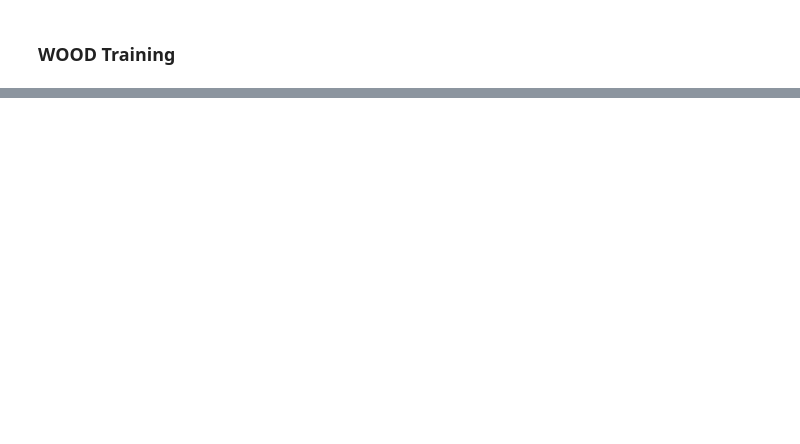
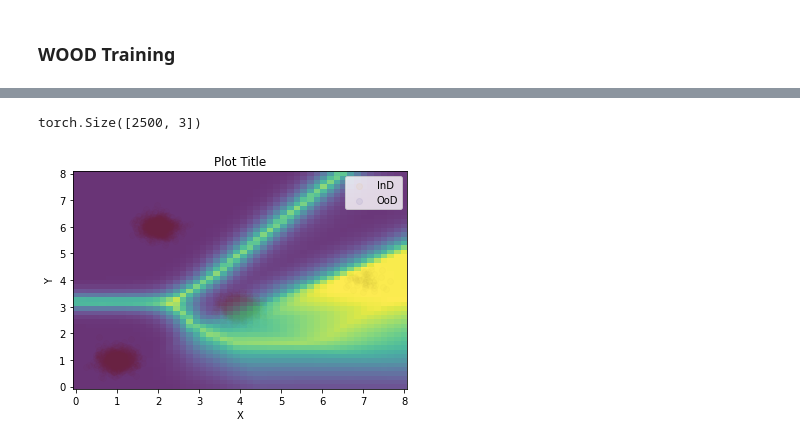
Before and after one commit to Xiaoyang-Song/Out-of-Distribution-GANs, a Jupyter notebook: Notebooks/simulation.ipynb, the cells around one changed output, grey strips where cells are left out. Cells and saved outputs as stored; diff of their text form; code cells hidden in the pictures; blank space fills up the shorter version.

Commit message:
Update: WOOD illustrative example

```diff
--- a/Notebooks/simulation.ipynb
+++ b/Notebooks/simulation.ipynb
@@ -131,2 +139,21 @@ torch.Size([2500, 3])
 # %% [markdown]
 ### WOOD Training
+# %%
+from simulation import *
+D_WOOD = DSIM()
+# OOD data preparation
+n_ood = 64
+ood_bsz = 64
+OOD_BATCH = torch.tensor(OOD_X[np.random.choice(n, n_ood, replace=False)], dtype=torch.float32)
+print(f"OOD Batch Shape: {OOD_BATCH.shape}")
+# Configuration
+max_epoch = 64
+lr = 1e-3
+beta = 0.1
+optimizer = torch.optim.Adam(D_WOOD.parameters(), lr=lr, betas=(0.9, 0.999))
+criterion = nn.CrossEntropyLoss()
+# Dataset
+ind_tri_loader = torch.utils.data.DataLoader(IND_DATA, shuffle=True, batch_size=256)
+ind_val_loader = torch.utils.data.DataLoader(IND_DATA_TEST, shuffle=True, batch_size=256)
+# Training
+D_WOOD = wood_training(D_WOOD, OOD_BATCH, ood_bsz, beta, criterion, optimizer, ind_tri_loader, ind_val_loader, max_epoch, n_epoch=2)
@@ -132,0 +185,20 @@ torch.Size([2500, 3])
+# %%
+from wasserstein import *
+plt.scatter(IND_X[:,0], IND_X[:,1], c='orange', label ="InD", alpha=0.05)
+# plt.scatter(OOD_X[:,0], OOD_X[:,1], c='navy', label="OoD", alpha=0.05)
+plt.scatter(OOD_BATCH[:,0], OOD_BATCH[:,1], c='navy', label="OoD", alpha=0.05)
+xi = np.linspace(0, 8, 50, endpoint=True)
+yi = np.linspace(0, 8, 50, endpoint=True)
+xy_pos = np.array(list(product(xi, yi)))
+zi = torch.softmax(D_WOOD(torch.tensor(xy_pos, dtype=torch.float32)), dim=-1)
+print(zi.shape)
+si = ood_wass_loss(zi)
+plt.pcolormesh(xi, yi, si.reshape((50,50)).T, shading='auto', alpha=0.8)
+plt.title("Plot Title")
+plt.xlabel("X")
+plt.ylabel("Y")
+plt.legend()
+plt.show()
+# %% [output]
+torch.Size([2500, 3])
+[figure, added]
```
Also changed, not shown: parts of 13 cells of this notebook, 1 other file.
